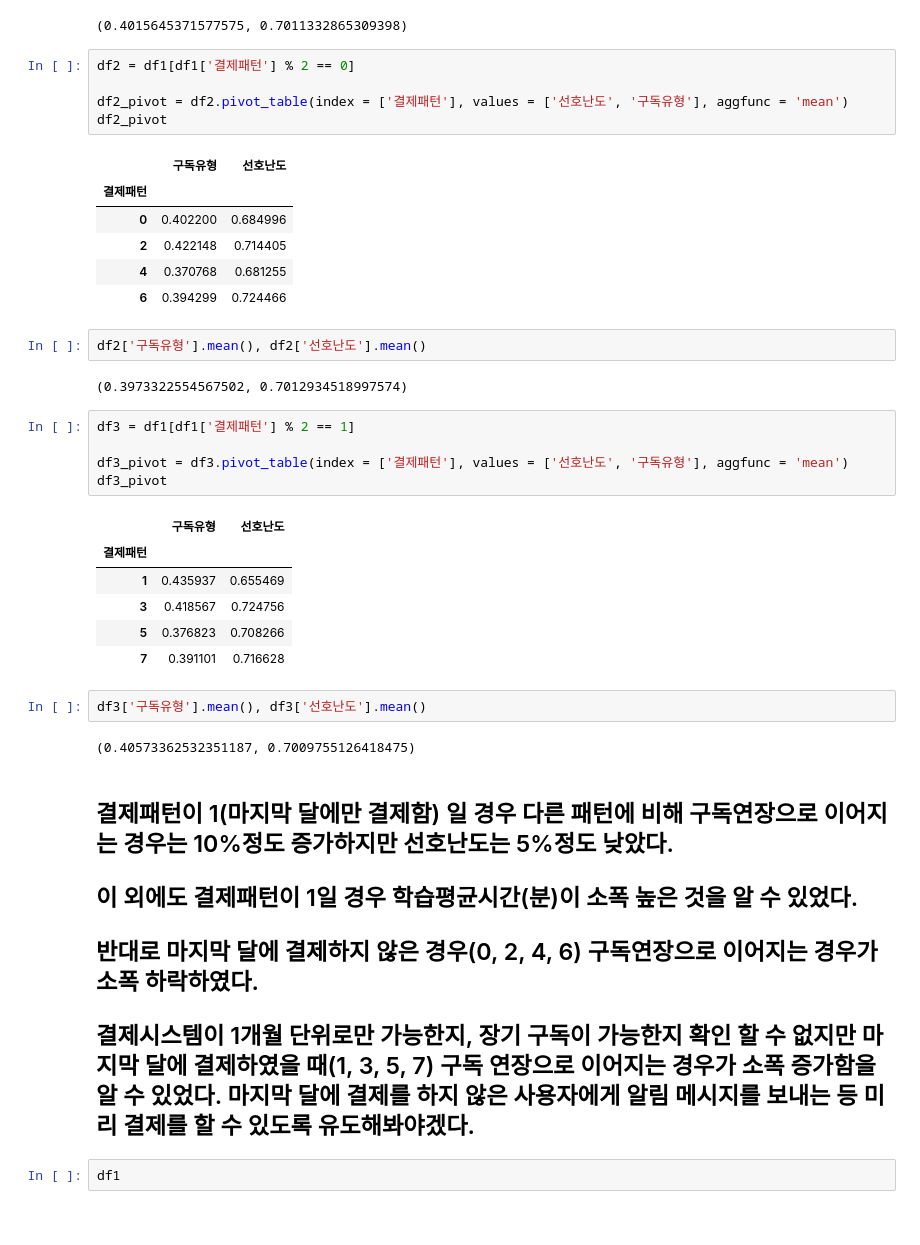
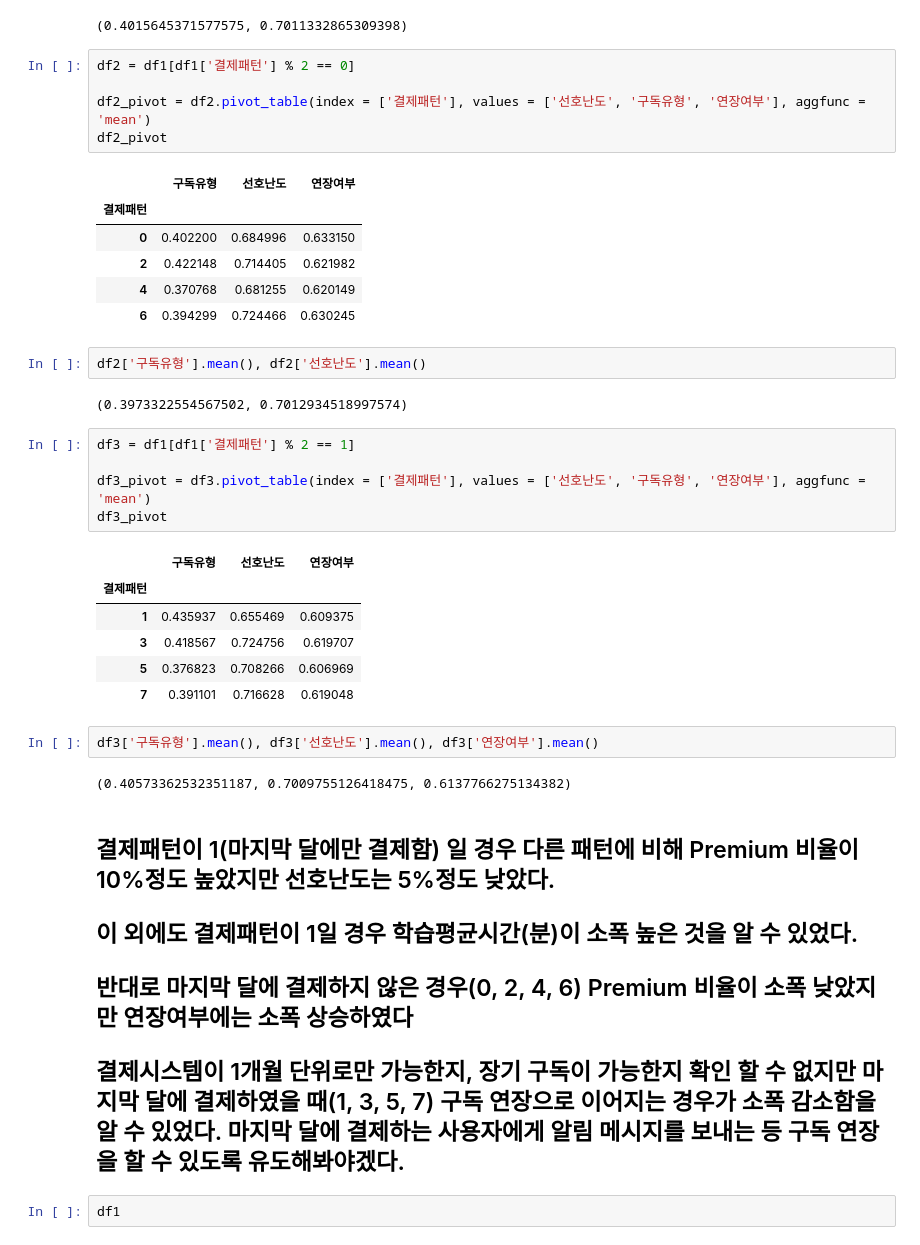
Before and after one commit to mooooooooooooooooooooooon/wassup, a Jupyter notebook: mini_project/DA_Mini_Project_240102.ipynb, the cells around one changed output. Drawn from its saved outputs; the diff is of its cells as text.

```diff
--- a/mini_project/DA_Mini_Project_240102.ipynb
+++ b/mini_project/DA_Mini_Project_240102.ipynb
@@ -689,15 +695,15 @@ df1['구독유형'].mean(), df1['선호난도'].mean()
 # %%
 df2 = df1[df1['결제패턴'] % 2 == 0]
 
-df2_pivot = df2.pivot_table(index = ['결제패턴'], values = ['선호난도', '구독유형'], aggfunc = 'mean')
+df2_pivot = df2.pivot_table(index = ['결제패턴'], values = ['선호난도', '구독유형', '연장여부'], aggfunc = 'mean')
 df2_pivot
 # %% [output]
-|  | 구독유형 | 선호난도 |
-| 결제패턴 |  |  |
-| 0 | 0.402200 | 0.684996 |
-| 2 | 0.422148 | 0.714405 |
-| 4 | 0.370768 | 0.681255 |
-| 6 | 0.394299 | 0.724466 |
+|  | 구독유형 | 선호난도 | 연장여부 |
+| 결제패턴 |  |  |  |
+| 0 | 0.402200 | 0.684996 | 0.633150 |
+| 2 | 0.422148 | 0.714405 | 0.621982 |
+| 4 | 0.370768 | 0.681255 | 0.620149 |
+| 6 | 0.394299 | 0.724466 | 0.630245 |
 # %%
 df2['구독유형'].mean(), df2['선호난도'].mean()
 # %% [output]
@@ -705,28 +711,28 @@ df2['구독유형'].mean(), df2['선호난도'].mean()
 # %%
 df3 = df1[df1['결제패턴'] % 2 == 1]
 
-df3_pivot = df3.pivot_table(index = ['결제패턴'], values = ['선호난도', '구독유형'], aggfunc = 'mean')
+df3_pivot = df3.pivot_table(index = ['결제패턴'], values = ['선호난도', '구독유형', '연장여부'], aggfunc = 'mean')
 df3_pivot
 # %% [output]
-|  | 구독유형 | 선호난도 |
-| 결제패턴 |  |  |
-| 1 | 0.435937 | 0.655469 |
-| 3 | 0.418567 | 0.724756 |
-| 5 | 0.376823 | 0.708266 |
-| 7 | 0.391101 | 0.716628 |
+|  | 구독유형 | 선호난도 | 연장여부 |
+| 결제패턴 |  |  |  |
+| 1 | 0.435937 | 0.655469 | 0.609375 |
+| 3 | 0.418567 | 0.724756 | 0.619707 |
+| 5 | 0.376823 | 0.708266 | 0.606969 |
+| 7 | 0.391101 | 0.716628 | 0.619048 |
 # %%
-df3['구독유형'].mean(), df3['선호난도'].mean()
+df3['구독유형'].mean(), df3['선호난도'].mean(), df3['연장여부'].mean()
 # %% [output]
-(0.40573362532351187, 0.7009755126418475)
+(0.40573362532351187, 0.7009755126418475, 0.6137766275134382)
 # %% [markdown]
-## 결제패턴이 1(마지막 달에만 결제함) 일 경우 다른 패턴에 비해 구독연장으로 이어지는 경우는 10%정도 증가하지만 선호난도는 5%정도 낮았다.
+## 결제패턴이 1(마지막 달에만 결제함) 일 경우 다른 패턴에 비해 Premium 비율이 10%정도 높았지만 선호난도는 5%정도 낮았다.
 
 ## 이 외에도 결제패턴이 1일 경우 학습평균시간(분)이 소폭 높은 것을 알 수 있었다.
 
-## 반대로 마지막 달에 결제하지 않은 경우(0, 2, 4, 6) 구독연장으로 이어지는 경우가 소폭 하락하였다.
+## 반대로 마지막 달에 결제하지 않은 경우(0, 2, 4, 6) Premium 비율이 소폭 낮았지만 연장여부에는 소폭 상승하였다
 
 
-## 결제시스템이 1개월 단위로만 가능한지, 장기 구독이 가능한지 확인 할 수 없지만 마지막 달에 결제하였을 때(1, 3, 5, 7) 구독 연장으로 이어지는 경우가 소폭 증가함을 알 수 있었다. 마지막 달에 결제를 하지 않은 사용자에게 알림 메시지를 보내는 등 미리 결제를 할 수 있도록 유도해봐야겠다.
+## 결제시스템이 1개월 단위로만 가능한지, 장기 구독이 가능한지 확인 할 수 없지만 마지막 달에 결제하였을 때(1, 3, 5, 7) 구독 연장으로 이어지는 경우가 소폭 감소함을 알 수 있었다. 마지막 달에 결제하는 사용자에게 알림 메시지를 보내는 등 구독 연장을 할 수 있도록 유도해봐야겠다.
 # %%
 df1
 # %% [output]
```
Also changed, not shown: parts of 7 cells of this notebook.
